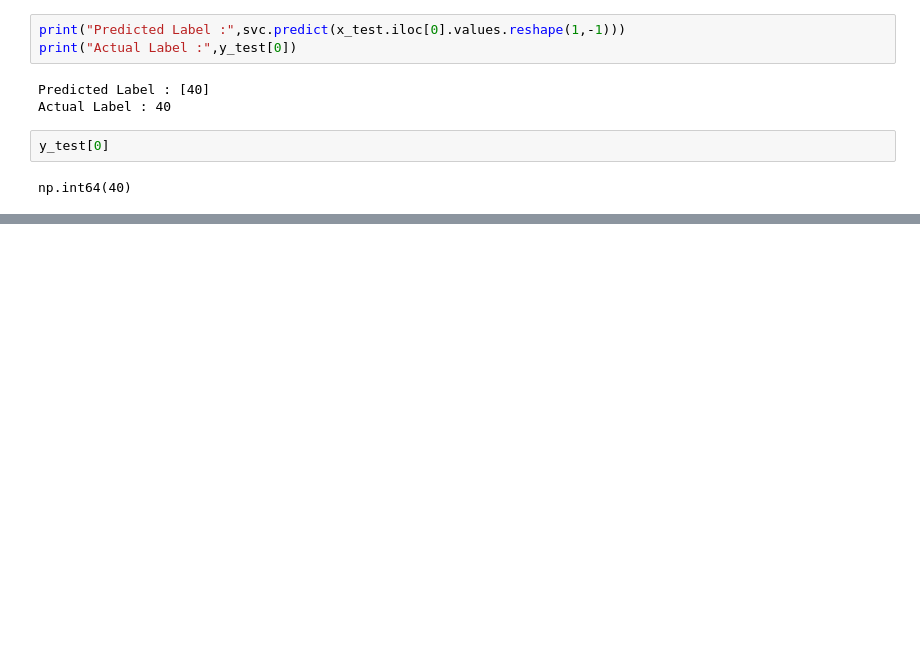
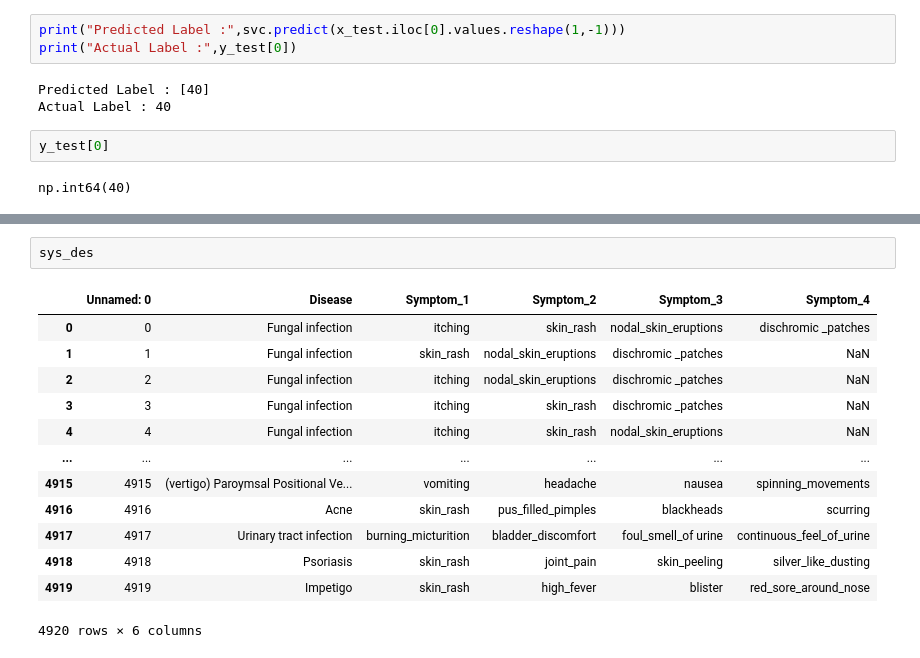
Before and after one commit to KaranManhas22/MediBot, a Jupyter notebook: Data Work.ipynb, the cells around one changed output, grey strips where cells are left out. Cells and saved outputs as stored; diff of their text form; blank space fills up the shorter version.

```diff
--- a/Data Work.ipynb
+++ b/Data Work.ipynb
@@ -180,0 +209,16 @@ np.int64(40)
+# %%
+sys_des
+# %% [output]
+|  | Unnamed: 0 | Disease | Symptom_1 | Symptom_2 | Symptom_3 | Symptom_4 |
+| 0 | 0 | Fungal infection | itching | skin_rash | nodal_skin_eruptions | dischromic _patches |
+| 1 | 1 | Fungal infection | skin_rash | nodal_skin_eruptions | dischromic _patches | NaN |
+| 2 | 2 | Fungal infection | itching | nodal_skin_eruptions | dischromic _patches | NaN |
+| 3 | 3 | Fungal infection | itching | skin_rash | dischromic _patches | NaN |
+| 4 | 4 | Fungal infection | itching | skin_rash | nodal_skin_eruptions | NaN |
+| ... | ... | ... | ... | ... | ... | ... |
+| 4915 | 4915 | (vertigo) Paroymsal Positional Ve... | vomiting | headache | nausea | spinning_movements |
+| 4916 | 4916 | Acne | skin_rash | pus_filled_pimples | blackheads | scurring |
+| 4917 | 4917 | Urinary tract infection | burning_micturition | bladder_discomfort | foul_smell_of urine | continuous_feel_of_urine |
+| 4918 | 4918 | Psoriasis | skin_rash | joint_pain | skin_peeling | silver_like_dusting |
+| 4919 | 4919 | Impetigo | skin_rash | high_fever | blister | red_sore_around_nose |
+4920 rows × 6 columns
```
Also changed, not shown: parts of 5 cells of this notebook, 1 other file.
